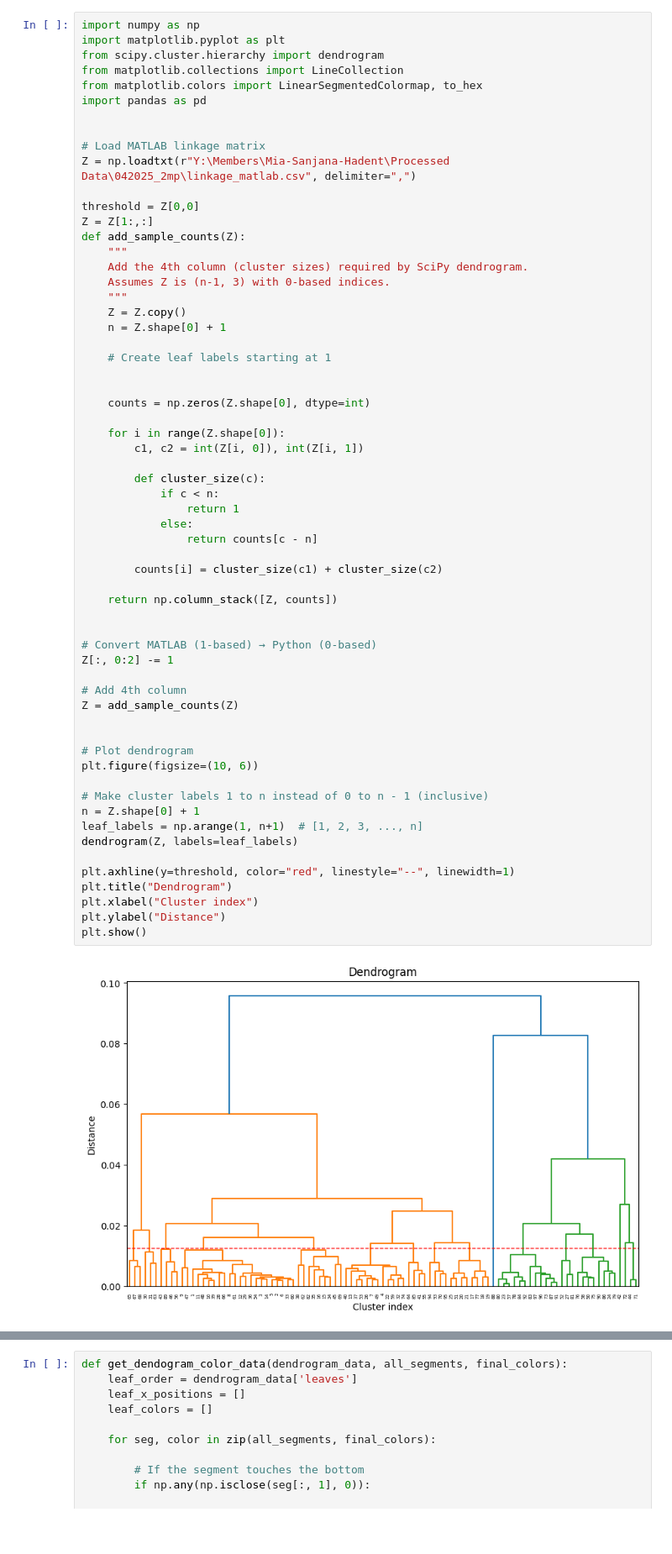
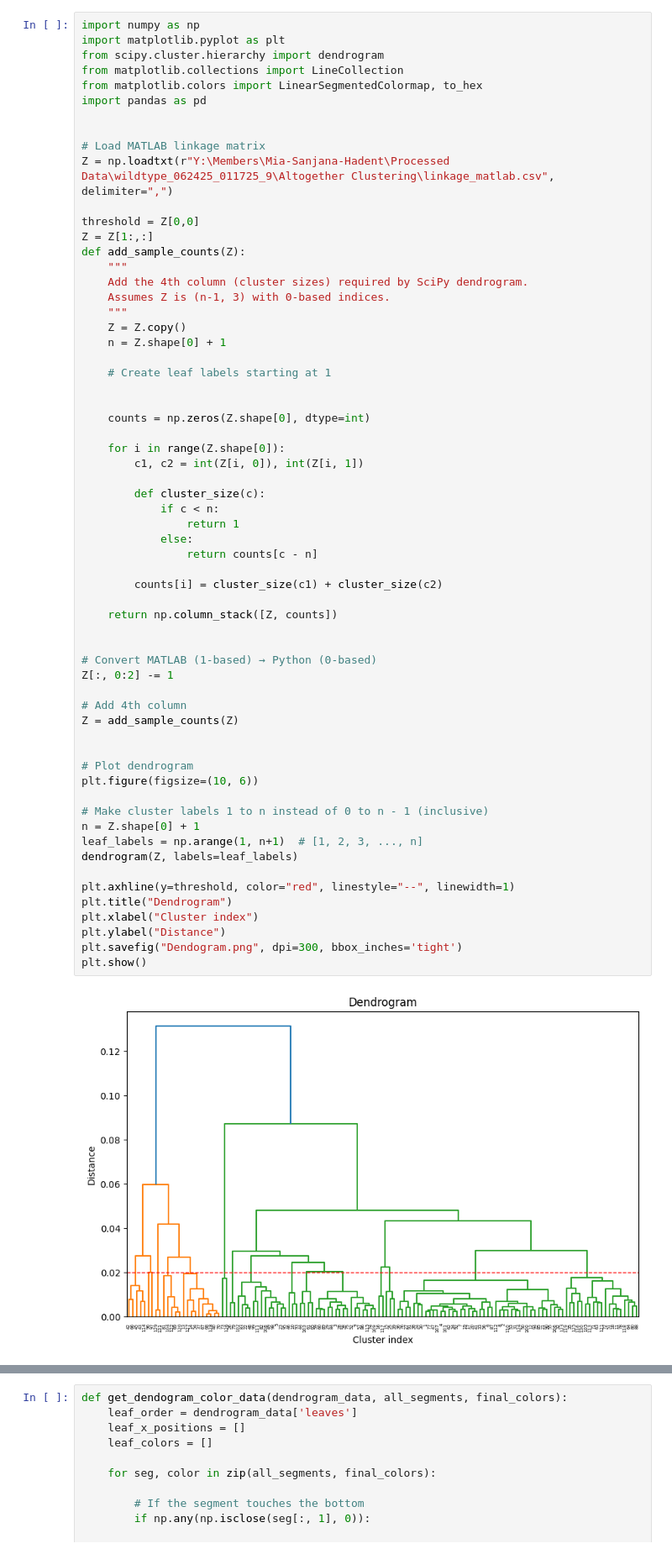
Before and after one commit to Ganglia-Guardian/AccelCluster-Visualizations, a Jupyter notebook: dendogram_from_linkage.ipynb, the cells around one changed output, grey strips where cells are left out. Shown at 84% size. Drawn from its saved outputs; the diff is of its cells as text; blank space fills up the shorter version.

Commit message:
Add Dendogram Visualization

```diff
--- a/dendogram_from_linkage.ipynb
+++ b/dendogram_from_linkage.ipynb
@@ -8,7 +8,7 @@ import pandas as pd
 
 
 # Load MATLAB linkage matrix
-Z = np.loadtxt(r"Y:\Members\Mia-Sanjana-Hadent\Processed Data\042025_2mp\linkage_matlab.csv", delimiter=",")
+Z = np.loadtxt(r"Y:\Members\Mia-Sanjana-Hadent\Processed Data\wildtype_062425_011725_9\Altogether Clustering\linkage_matlab.csv", delimiter=",")
 
 threshold = Z[0,0]
 Z = Z[1:,:]
@@ -33,32 +33,33 @@ def add_sample_counts(Z):
                 return 1
             else:
                 return counts[c - n]
 
         counts[i] = cluster_size(c1) + cluster_size(c2)
 
     return np.column_stack([Z, counts])
 
 
 # Convert MATLAB (1-based) → Python (0-based)
 Z[:, 0:2] -= 1
 
 # Add 4th column
 Z = add_sample_counts(Z)
 
 
 # Plot dendrogram
 plt.figure(figsize=(10, 6))
 
 # Make cluster labels 1 to n instead of 0 to n - 1 (inclusive)
 n = Z.shape[0] + 1
 leaf_labels = np.arange(1, n+1)  # [1, 2, 3, ..., n]
 dendrogram(Z, labels=leaf_labels)
 
 plt.axhline(y=threshold, color="red", linestyle="--", linewidth=1)
 plt.title("Dendrogram")
 plt.xlabel("Cluster index")
 plt.ylabel("Distance")
+plt.savefig("Dendogram.png", dpi=300, bbox_inches='tight')
 plt.show()
 # %% [output]
-[figure, old version]
+[figure, new version]
 # %%
```
Also changed, not shown: parts of 4 cells of this notebook.
